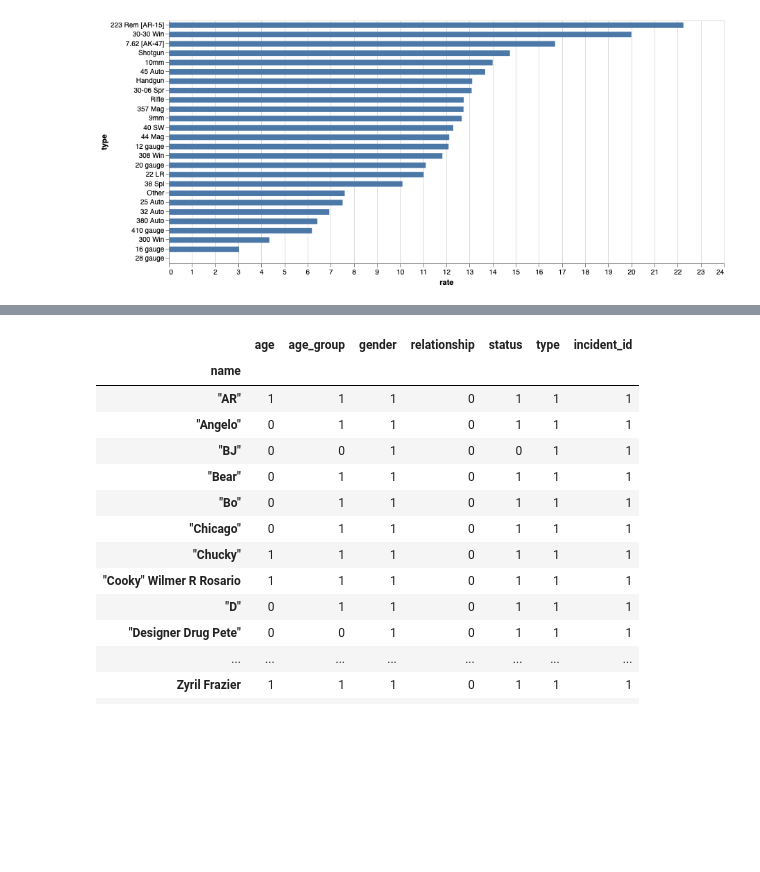
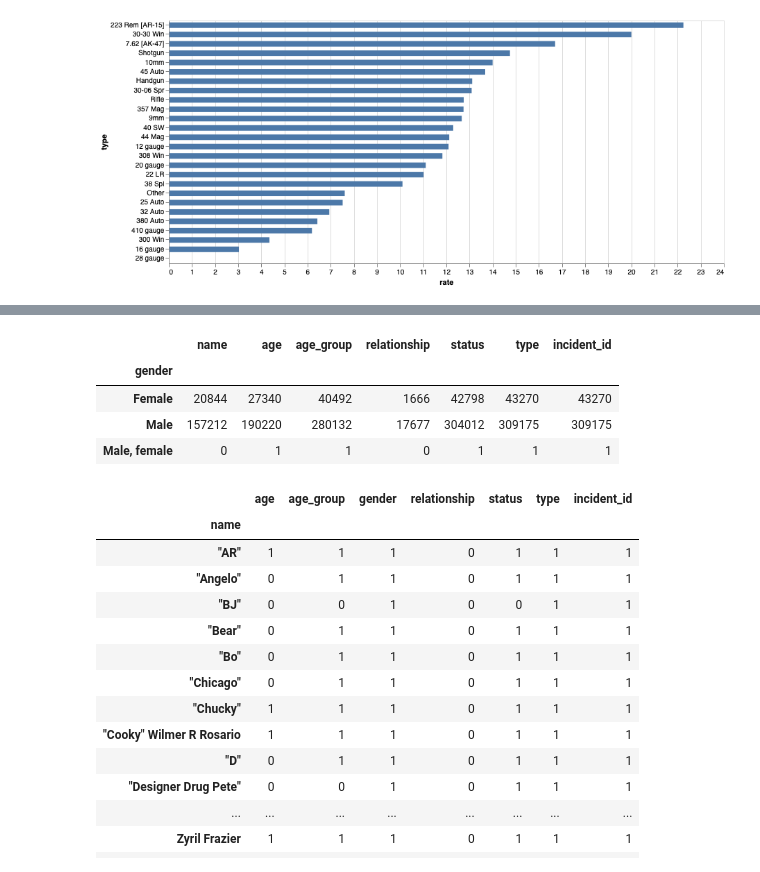
Before and after one commit to mideaconu/gun-violence, a Jupyter notebook: gun-violence.ipynb, the cells around one changed output, grey strips where cells are left out. Saved outputs shown, nothing was run; the diff lists cells and outputs as text; code cells hidden in the pictures; blank space fills up the shorter version.

```diff
--- a/gun-violence.ipynb
+++ b/gun-violence.ipynb
@@ -518,3 +552,12 @@ alt.Chart(suspects_by_age).mark_bar(width=5).encode(
+# %%
+# TODO clean this...
+participants.groupby("gender").count()
+# %% [output]
+|  | name | age | age_group | relationship | status | type | incident_id |
+| gender |  |  |  |  |  |  |  |
+| Female | 20844 | 27340 | 40492 | 1666 | 42798 | 43270 | 43270 |
+| Male | 157212 | 190220 | 280132 | 17677 | 304012 | 309175 | 309175 |
+| Male, female | 0 | 1 | 1 | 0 | 1 | 1 | 1 |
 # %%
 # TODO clean this...
 participants.groupby("name").count()
```
Also changed, not shown: parts of 6 cells of this notebook.
